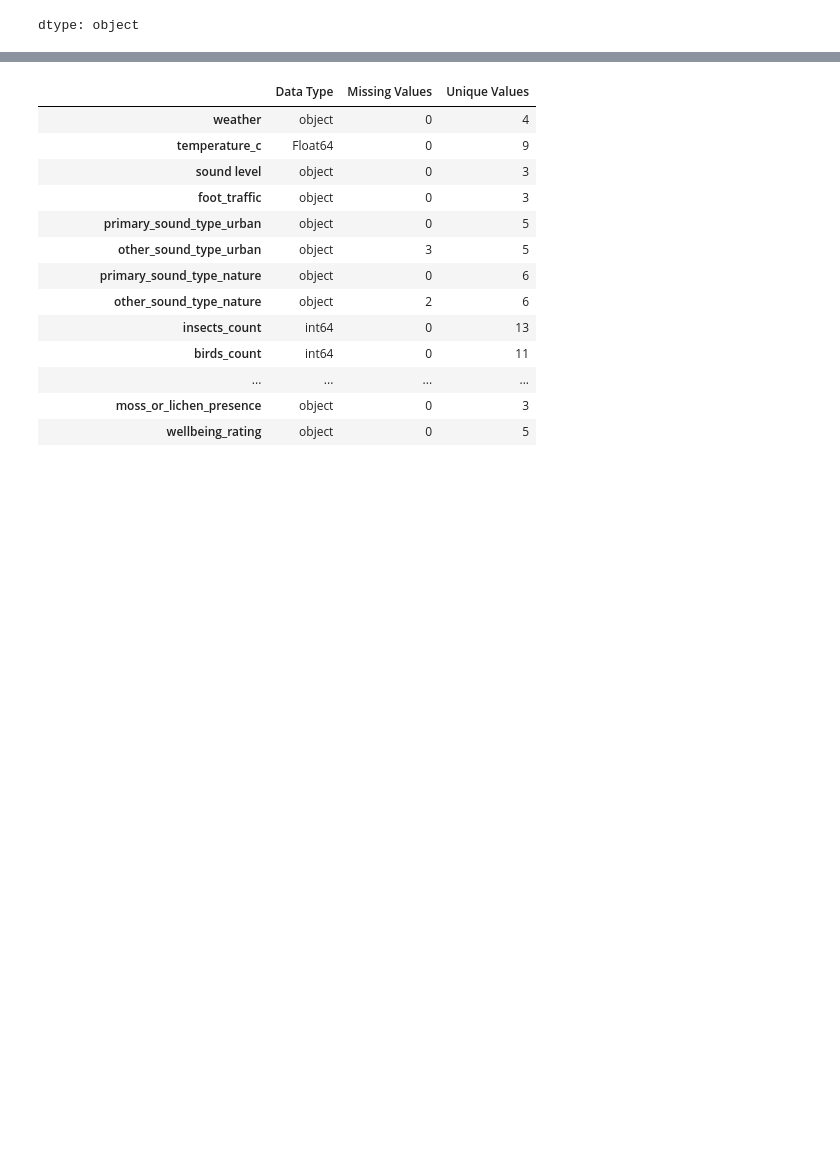
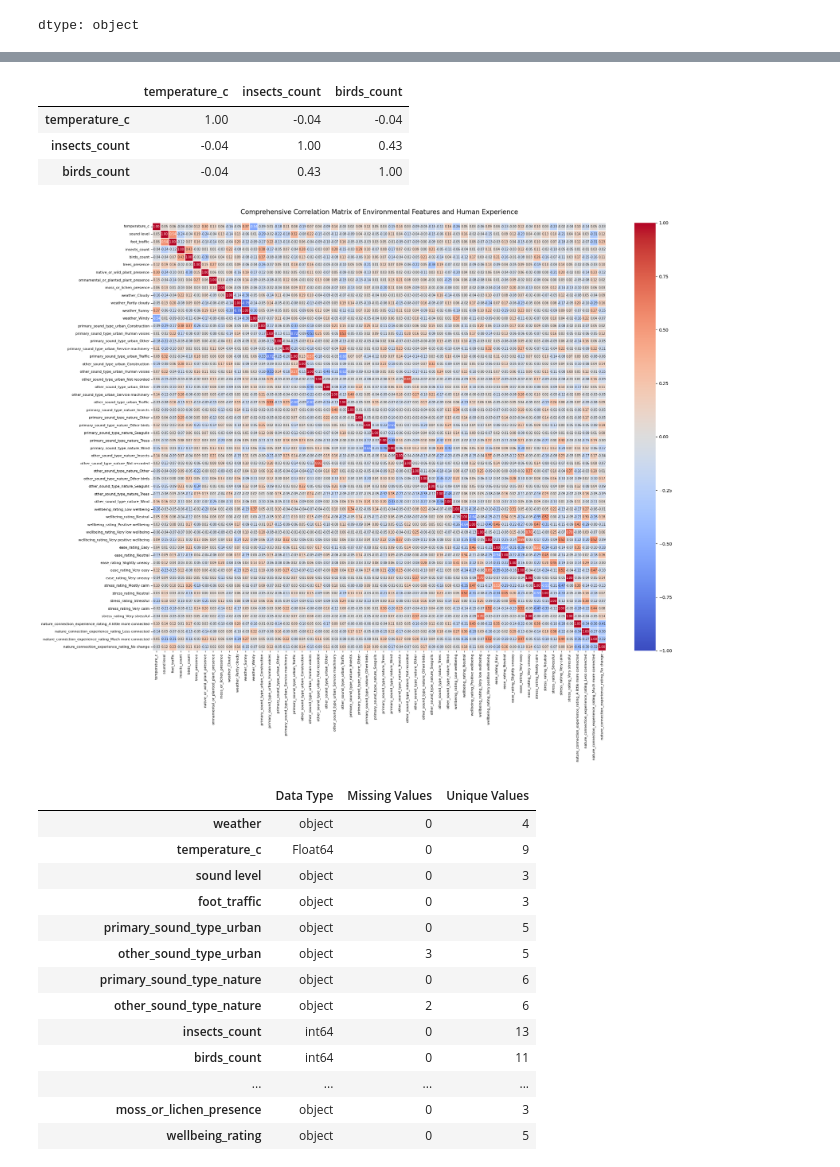
Before and after one commit to limzhilit/ml-campus_data_project-colab, a Jupyter notebook: ML_Project.ipynb, the cells around one changed output, grey strips where cells are left out. Saved outputs shown, nothing was run; the diff lists cells and outputs as text; code cells hidden in the pictures; blank space fills up the shorter version.

Commit message:
encoding data

```diff
--- a/ML_Project.ipynb
+++ b/ML_Project.ipynb
@@ -362,3 +631,67 @@ dtype: object
+# %%
+# Select numerical environmental features
+numerical_features = [
+    "temperature_c",
+    "insects_count",
+    "birds_count"
+]
+
+# Calculate correlation matrix
+correlation_matrix = df[numerical_features].corr(
+    method="pearson"
+)
+
+display(correlation_matrix.round(2))
+# %% [output]
+|  | temperature_c | insects_count | birds_count |
+| temperature_c | 1.00 | -0.04 | -0.04 |
+| insects_count | -0.04 | 1.00 | 0.43 |
+| birds_count | -0.04 | 0.43 | 1.00 |
+# %%
+
+# Encode the four human-experience outcomes
+outcome_encoded = pd.get_dummies(
+    df[outcome],
+    dtype=int
+)
+
+# Combine encoded environmental features and outcomes
+correlation_data = pd.concat(
+    [X, outcome_encoded],
+    axis=1
+)
+
+# Calculate Pearson correlation matrix
+correlation_matrix = correlation_data.corr(method="pearson")
+
+# Plot comprehensive correlation heatmap
+plt.figure(figsize=(22, 18))
+
+sns.heatmap(
+    correlation_matrix,
+    cmap="coolwarm",
+    annot=True,
+    fmt=".2f",
+    center=0,
+    vmin=-1,
+    vmax=1,
+    linewidths=0.3,
+    annot_kws={"size": 7}
+)
+
+plt.title(
+    "Comprehensive Correlation Matrix of Environmental Features and Human Experience",
+    fontsize=15,
+    pad=20
+)
+
+plt.xticks(rotation=90, fontsize=8)
+plt.yticks(rotation=0, fontsize=8)
+
+plt.tight_layout()
+plt.show()
+# %% [output]
+[figure, added]
 # %%
 # @title Data info
 
```
Also changed, not shown: parts of 10 cells of this notebook.
